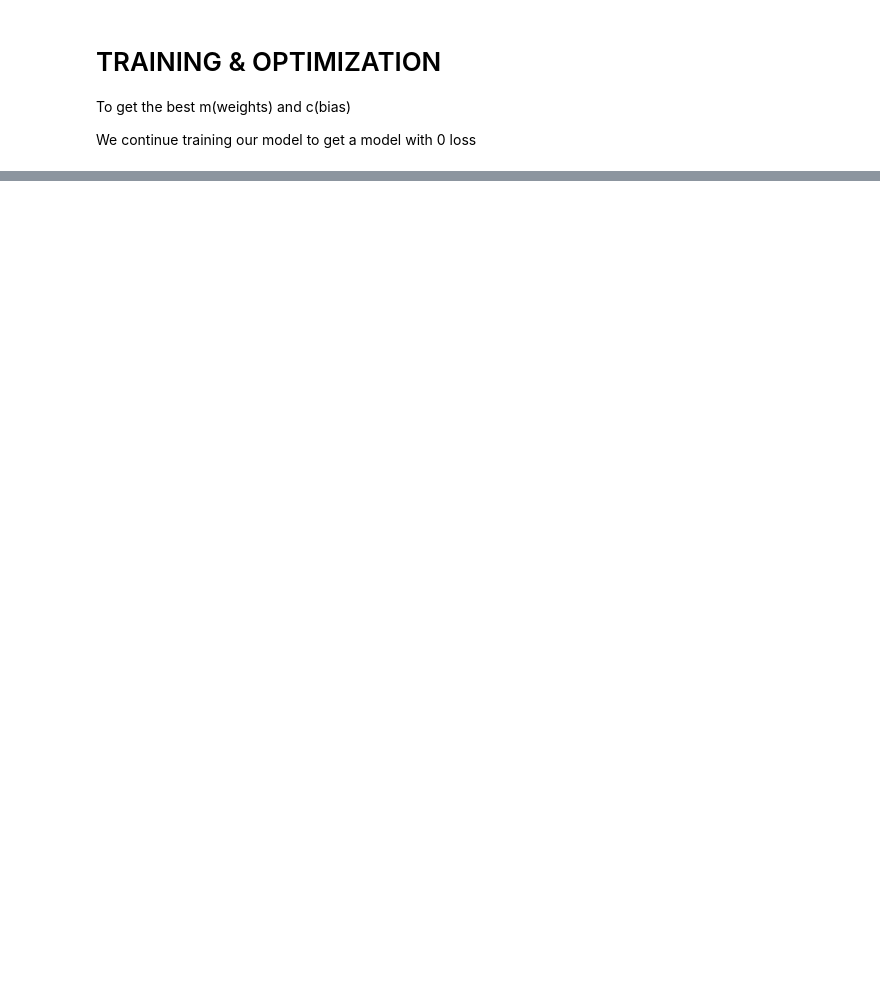
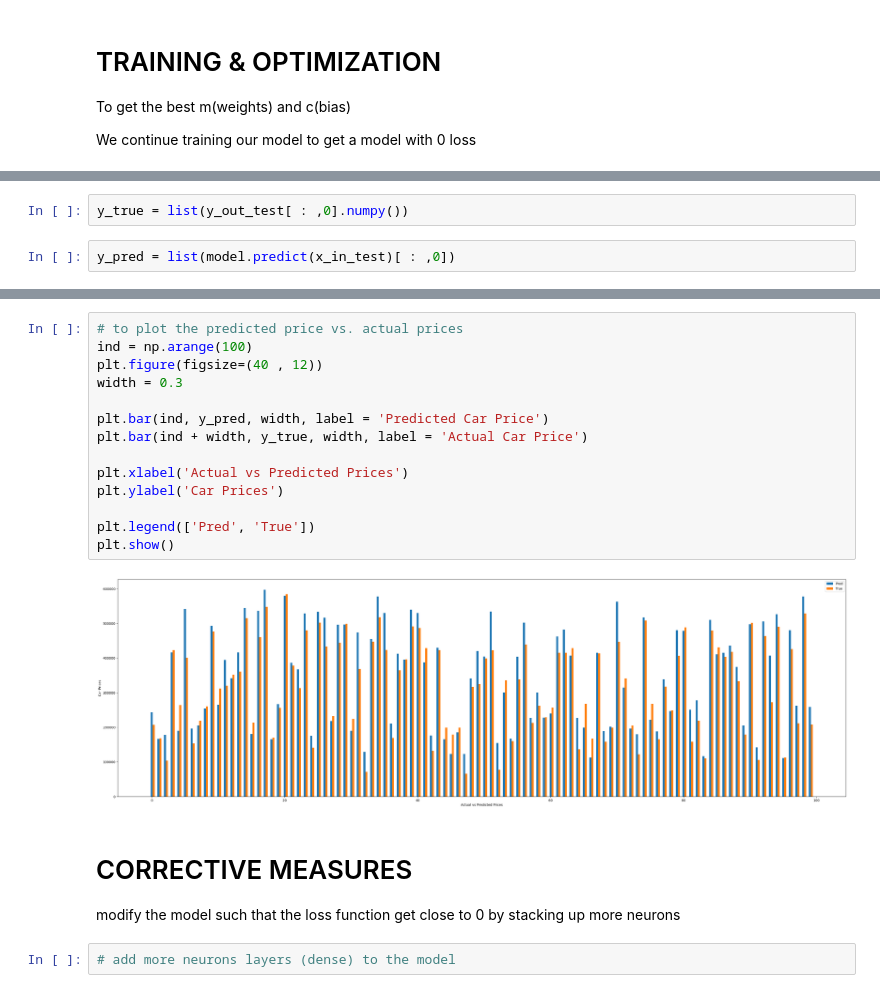
Before and after one commit to Soodeh84/DL_for_Computervision, a Jupyter notebook: NeuralNetworks_CarPricePrediction.ipynb, the cells around one changed output, grey strips where cells are left out. Cells and saved outputs as stored; diff of their text form; blank space fills up the shorter version.

```diff
--- a/NeuralNetworks_CarPricePrediction.ipynb
+++ b/NeuralNetworks_CarPricePrediction.ipynb
@@ -167,0 +288,4 @@ plt.show()
+# %%
+y_true = list(y_out_test[ : ,0].numpy())
+# %%
+y_pred = list(model.predict(x_in_test)[ : ,0])
@@ -167,0 +294,22 @@ plt.show()
+# %%
+# to plot the predicted price vs. actual prices
+ind = np.arange(100)
+plt.figure(figsize=(40 , 12))
+width = 0.3
+
+plt.bar(ind, y_pred, width, label = 'Predicted Car Price')
+plt.bar(ind + width, y_true, width, label = 'Actual Car Price')
+
+plt.xlabel('Actual vs Predicted Prices')
+plt.ylabel('Car Prices')
+
+plt.legend(['Pred', 'True'])
+plt.show()
+# %% [output]
+[figure, added]
+# %% [markdown]
+# CORRECTIVE MEASURES
+
+modify the model such that the loss function get close to 0 by stacking up more neurons
+# %%
+# add more neurons layers (dense) to the model
```
Also changed, not shown: parts of 25 cells of this notebook.
